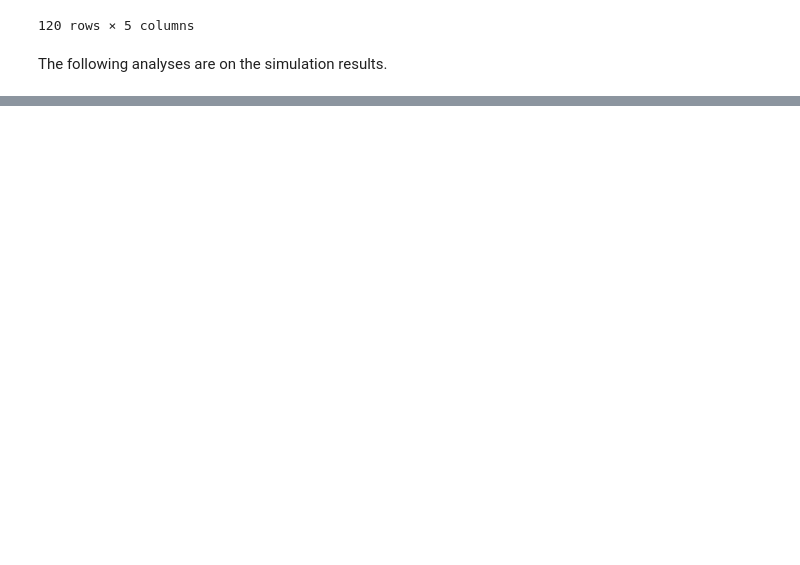
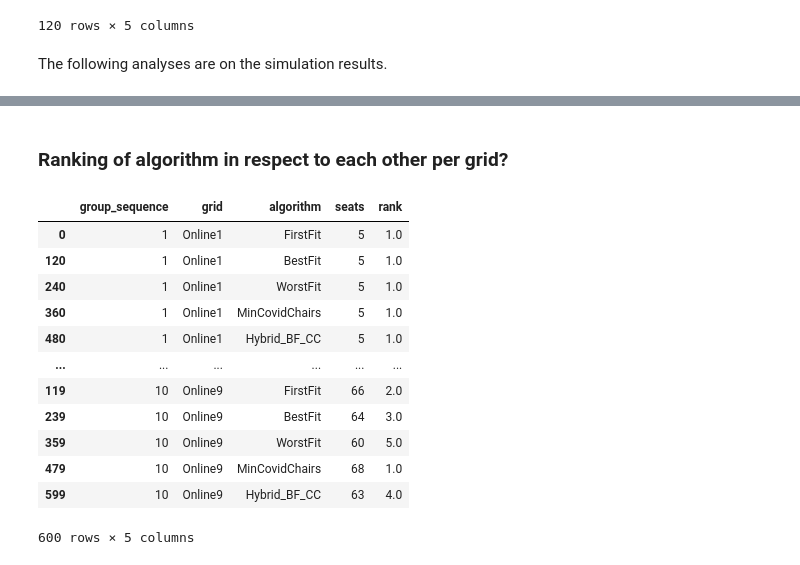
Before and after one commit to Martijn-Sturm/cinema_project, a Jupyter notebook: run_online_tests.ipynb, the cells around one changed output, grey strips where cells are left out. Saved outputs shown, nothing was run; the diff lists cells and outputs as text; code cells hidden in the pictures; blank space fills up the shorter version.

```diff
--- a/run_online_tests.ipynb
+++ b/run_online_tests.ipynb
@@ -153,0 +185,24 @@ df_sim.groupby(['grid']).max()
+# %% [markdown]
+### Ranking of algorithm in respect to each other per grid?
+# %%
+# For each grid - group_sequence combination, rank the algorithms in respect to each other
+df_sim.index.names = ['group_sequence', 'grid']
+df_ranking = df_sim.reset_index().melt(id_vars=['group_sequence','grid'], value_name='seats', var_name='algorithm').sort_values(['grid', 'group_sequence'])
+rank = df_ranking.groupby(['grid', 'group_sequence'])
+rank = rank['seats'].rank(method='min', ascending=False)
+df_ranking['rank'] = rank
+df_ranking
+# %% [output]
+|  | group_sequence | grid | algorithm | seats | rank |
+| 0 | 1 | Online1 | FirstFit | 5 | 1.0 |
+| 120 | 1 | Online1 | BestFit | 5 | 1.0 |
+| 240 | 1 | Online1 | WorstFit | 5 | 1.0 |
+| 360 | 1 | Online1 | MinCovidChairs | 5 | 1.0 |
+| 480 | 1 | Online1 | Hybrid_BF_CC | 5 | 1.0 |
+| ... | ... | ... | ... | ... | ... |
+| 119 | 10 | Online9 | FirstFit | 66 | 2.0 |
+| 239 | 10 | Online9 | BestFit | 64 | 3.0 |
+| 359 | 10 | Online9 | WorstFit | 60 | 5.0 |
+| 479 | 10 | Online9 | MinCovidChairs | 68 | 1.0 |
+| 599 | 10 | Online9 | Hybrid_BF_CC | 63 | 4.0 |
+600 rows × 5 columns
```
Also changed, not shown: parts of 18 cells of this notebook.
